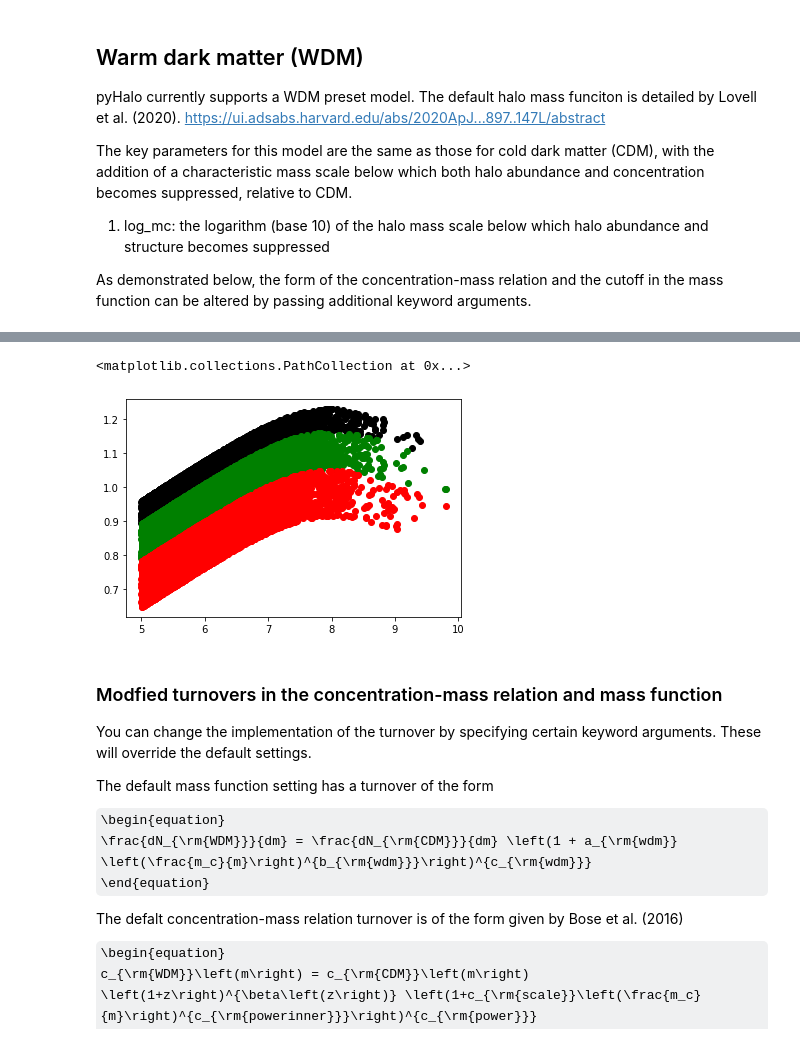
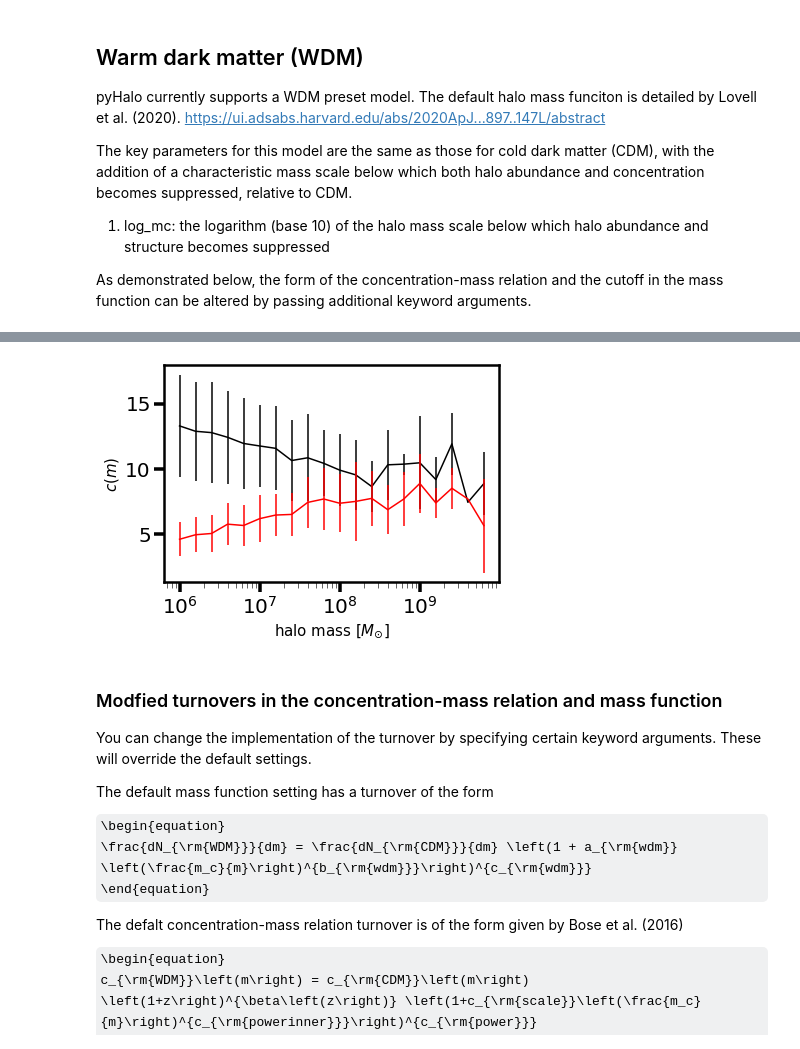
Before and after one commit to dangilman/pyHalo, a Jupyter notebook: example_notebooks/warm_dark_matter.ipynb, the cells around one changed output, grey strips where cells are left out. Drawn from its saved outputs; the diff is of its cells as text; code cells hidden in the pictures; some formulas as TeX source.

```diff
--- a/example_notebooks/warm_dark_matter.ipynb
+++ b/example_notebooks/warm_dark_matter.ipynb
@@ -41,29 +38,10 @@ Text(0, 0.5, 'n(M)')
-# %%
-masses_1 = []
-c_1 = []
-masses_2 = []
-c_2 = []
-masses_3 = []
-c_3 = []
-z_bins = [0.3, 0.8, 1.5]
-for halo in realizationWDM.halos:
-    if halo.is_subhalo: # subhalos have a lot of scatter because their concentration is evaluated at infall
-        continue
-    if halo.z < z_bins[0]:
-        masses_1.append(halo.mass)
-        c_1.append(halo.c)
-    elif halo.z < z_bins[1]:
-        masses_2.append(halo.mass)
-        c_2.append(halo.c)
-    elif halo.z < z_bins[2]:
-        masses_3.append(halo.mass)
-        c_3.append(halo.c)
-plt.scatter(np.log10(masses_1), np.log10(c_1), color='k')
-plt.scatter(np.log10(masses_2), np.log10(c_2), color='g')
-plt.scatter(np.log10(masses_3), np.log10(c_3), color='r')
-# %% [output]
-<matplotlib.collections.PathCollection at 0x...>
-[figure, removed]
+# %%
+fig = plt.figure(1)
+ax = plt.subplot(111)
+plot_concentration_mass_relation(realizationCDM, z_eval=[0.51, 2.0], color='k', ax=ax, show_errorbars=True)
+plot_concentration_mass_relation(realizationWDM, z_eval=[0.51, 2.0], color='r', ax=ax, show_errorbars=True)
+# %% [output]
+[figure, added]
 # %% [markdown]
 ### Modfied turnovers in the concentration-mass relation and mass function
 
```
Also changed, not shown: parts of 9 cells of this notebook, 6 other files.
